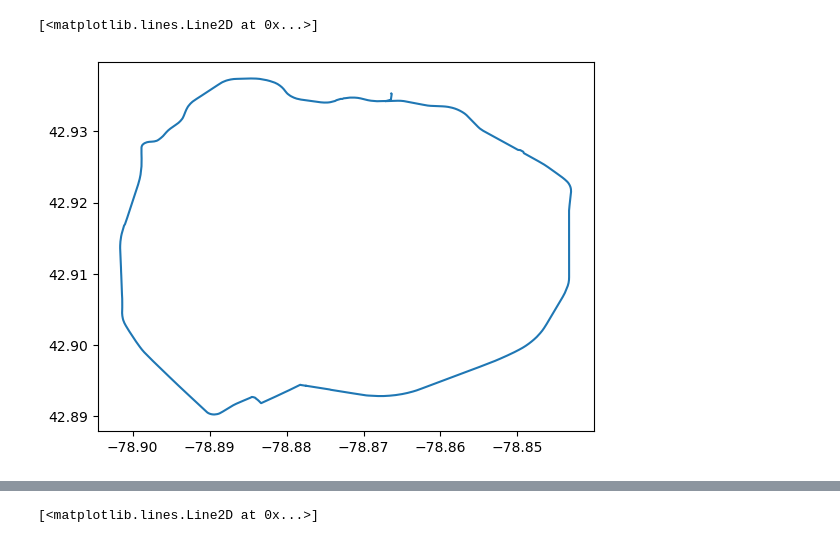
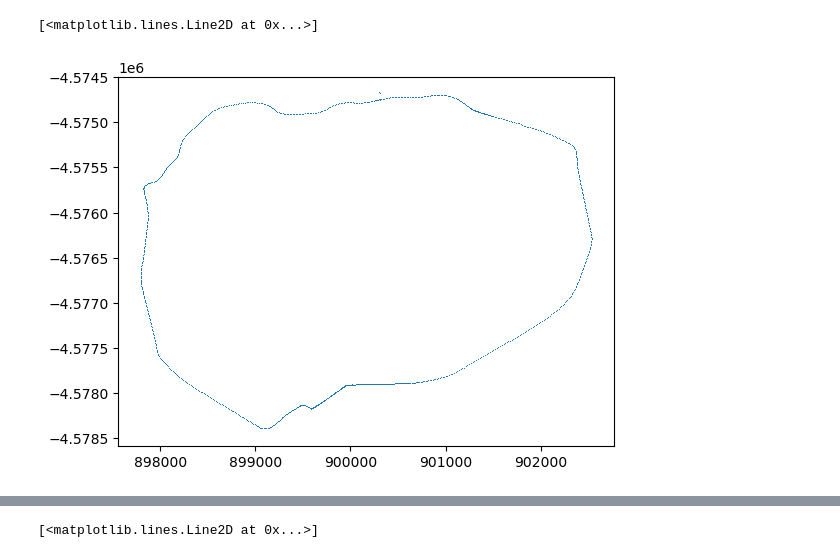
Before and after one commit to ubsuny/CP1-24-midterm, a Jupyter notebook: iglesias-cardinale/code/data_plotter.ipynb, the cells around one changed output, grey strips where cells are left out. Cells and saved outputs as stored; diff of their text form; code cells hidden in the pictures.

```diff
--- a/iglesias-cardinale/code/data_plotter.ipynb
+++ b/iglesias-cardinale/code/data_plotter.ipynb
@@ -6,11 +6,19 @@ import direction_of_motion as dm
 # %%
 t, lat, lon, alt, alt84, speed, direction, distance, sigma_horz_meters, sigma_alt_meters, satellites = np.loadtxt(
     '/workspaces/CP1-24-midterm/iglesias-cardinale/data/ic001_gps_circle_run001.csv' ,
     skiprows=1,
     delimiter = ',',
     unpack=True)
 
-plt.plot(lon, lat)
+#Convert latitude and longitude from degrees to radians
+lat_rad = lat*np.pi/180
+lon_rad = lon*np.pi/180
+
+#Calculate the x, y and z positions
+x,y,z = ds.gps_wgs84(lat_rad, lon_rad, alt84)
+
+#Plot the data
+plt.plot(x,y, ',')
 # %% [output]
 [<matplotlib.lines.Line2D at 0x...>]
-[figure, old version]
+[figure, new version]
```
Also changed, not shown: parts of 10 cells of this notebook, 2 other files.
